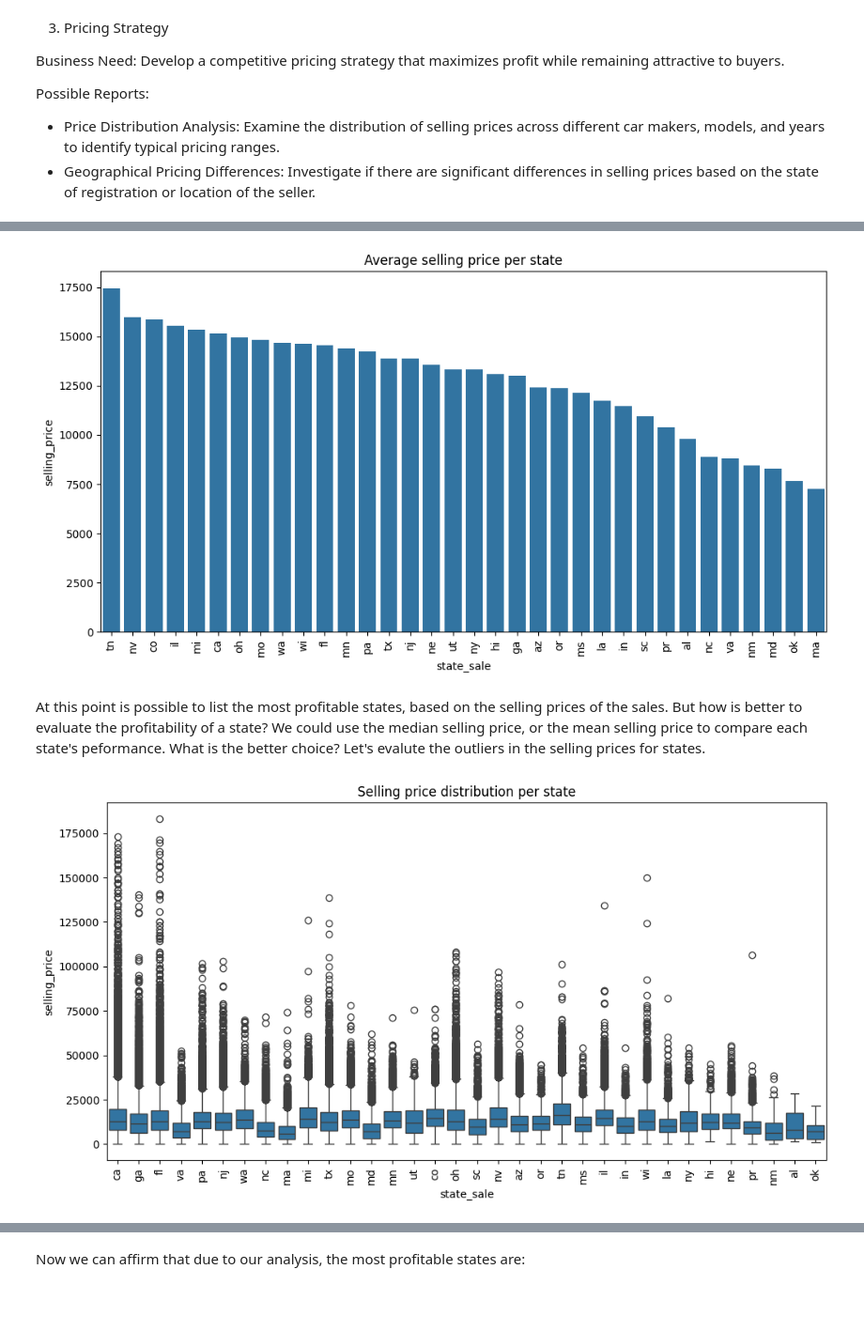
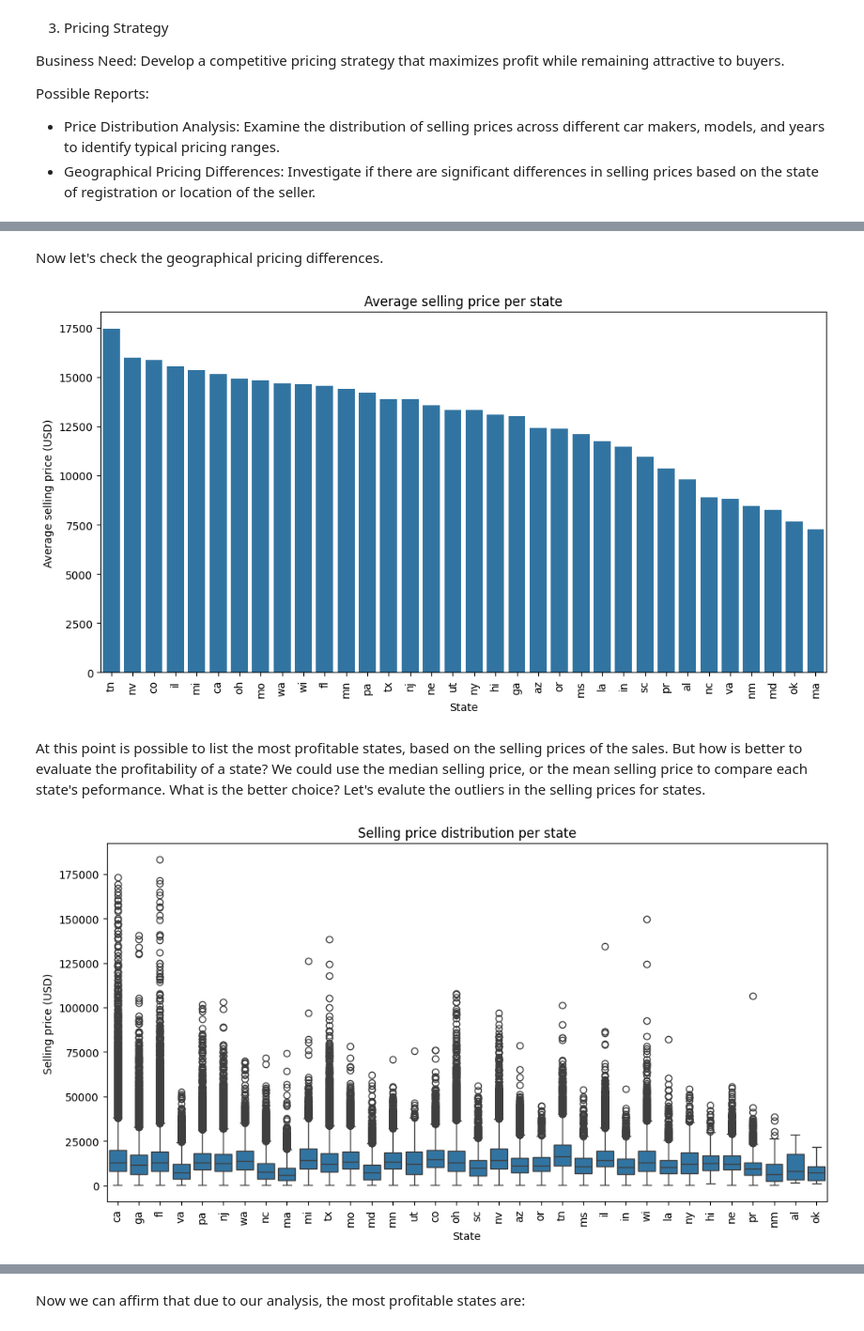
Before and after one commit to wizard86pz/cars_sales_us, a Jupyter notebook: ETL_cars.ipynb, the cells around one changed output, grey strips where cells are left out. Shown: that part at 94% size. Drawn from its saved outputs; the diff is of its cells as text; code cells hidden in the pictures; blank space fills up the shorter version.

```diff
--- a/ETL_cars.ipynb
+++ b/ETL_cars.ipynb
@@ -536,13 +537,19 @@ plt.show()
 # %%
-#let's graph the amount of cars sold per model, showing the top 10 models
+#le'ts create a new column "model_maker" with the model and the maker of the car
 df_clean['model_maker'] = df_clean['model'] + '( ' + df_clean['maker'] + ')'
 
+#let's graph the amount of cars sold per model, showing the top 10 models
 plt.figure(figsize=(12,6))
 sns.countplot(data=df_clean, x='model_maker', order=df_clean['model_maker'].value_counts().index[:10], palette=['red' if 'Ford' in x else 'blue' for x in df_clean['model_maker'].value_counts().index[:10]])
 plt.title('Amount of cars sold per model (maker) - Top 10')
 plt.xticks(rotation=45)
+plt.xlabel('Model (Maker)')
+plt.ylabel('Amount of cars sold (units)')
 plt.legend(['Other maker','Ford'])
 plt.show()
+
+#let's drop the column "model_maker" since we will not use it anymore
+df_clean.drop(columns=['model_maker'], inplace=True)
 # %% [output]
 Passing `palette` without assigning `hue` is deprecated and will be removed in v0.14.0. Assign the `x` variable to `hue` and set `legend=False` for the same effect.
 
@@ -624,13 +631,15 @@ Possible Reports:
 - Price Distribution Analysis: Examine the distribution of selling prices across different car makers, models, and years to identify typical pricing ranges.
 - Geographical Pricing Differences: Investigate if there are significant differences in selling prices based on the state of registration or location of the seller.
 # %%
-#let's create a new column "my_int" with the year of the car as integer, to have a better graph values
-df_clean['my_int'] = df_clean['my'].dt.year
+#let's modify the column "my" to only have the year part
+df_clean['my'] = df_clean['my'].dt.year
 
+#let's export the dataframe to a csv file
+df_clean.to_csv(os.getcwd() + '/clean_data/cars_clean.csv', index=False)
 
 #let's create some graph with selling price ditribution per maker and model year
 var_1 = 'selling_price'
-list_var = ['maker','my_int']
+list_var = ['maker','my']
 
 for i in list_var:
     plt.figure(figsize=(12,6))
@@ -649,3 +721,5 @@ Now let's check the geographical pricing differences.
+# %% [markdown]
+Now let's check the geographical pricing differences.
 # %%
 #graph the average selling price per state
 mean_prices = df_clean.groupby('state_sale')['selling_price'].mean().reset_index
@@ -655,18 +729,22 @@ plt.figure(figsize=(12,6))
 sns.barplot(data=mean_prices, x='state_sale', y='selling_price')
 plt.title('Average selling price per state')
 plt.xticks(rotation=90)
+plt.xlabel('State')
+plt.ylabel('Average selling price (USD)')
 plt.show()
 # %% [output]
-[figure, old version]
+[figure, new version]
 # %% [markdown]
 At this point is possible to list the most profitable states, based on the selling prices of the sales. But how is better to evaluate the profitability of a state? We could use the median selling price, or the mean selling price to compare each state's peformance. What is the better choice? Let's evalute the outliers in the selling prices for states.
 # %%
 #let's create a boxplot to visualize the selling price median distribution per state
 plt.figure(figsize=(12,6))
 sns.boxplot(data=df_clean, x='state_sale', y='selling_price')
 plt.title('Selling price distribution per state')
+plt.xlabel('State')
+plt.ylabel('Selling price (USD)')
 plt.xticks(rotation=90)
 plt.show()
 # %% [output]
-[figure, old version]
+[figure, new version]
 # %% [markdown]
```
Also changed, not shown: parts of 15 cells of this notebook.
